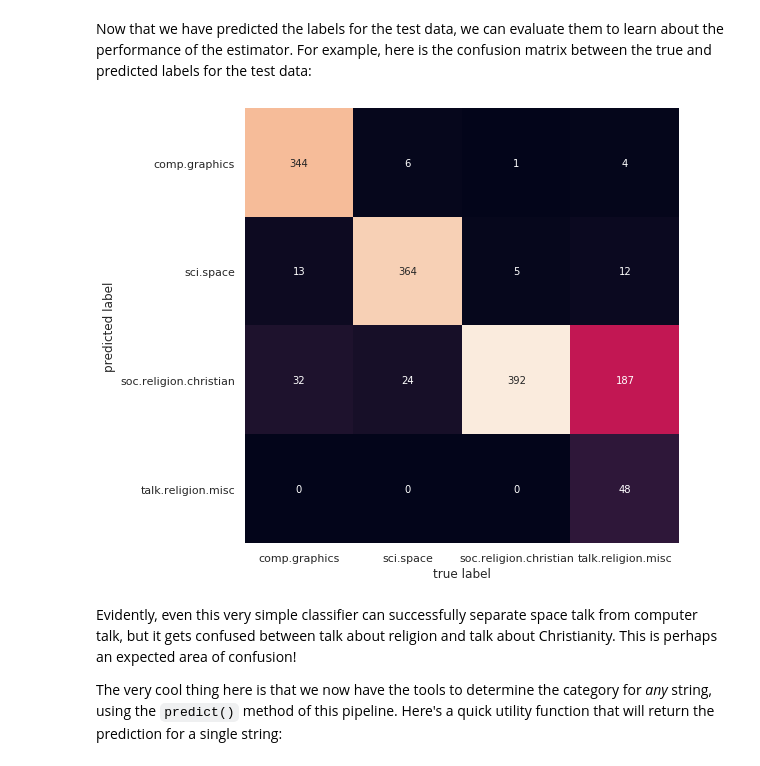
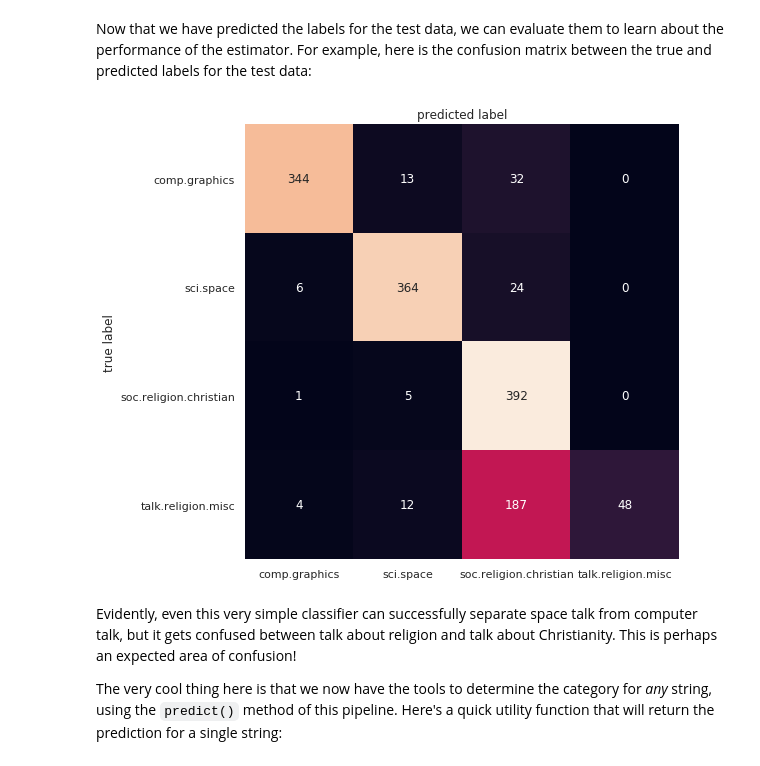
Before and after one commit to yongduek/PythonDataScienceHandbook, a Jupyter notebook: notebooks/05.05-Naive-Bayes.ipynb, the cells around one changed output. Drawn from its saved outputs; the diff is of its cells as text; code cells hidden in the pictures.

```diff
--- a/notebooks/05.05-Naive-Bayes.ipynb
+++ b/notebooks/05.05-Naive-Bayes.ipynb
@@ -304,16 +304,17 @@ For example, here is the confusion matrix between the true and predicted labels
 # %%
 from sklearn.metrics import confusion_matrix
 mat = confusion_matrix(test.target, labels)
-
+#print (mat)
+#
 plt.figure(figsize=(8,8))
-ax = sns.heatmap(mat.T, square=True, annot=True, fmt='d', cbar=False,
+ax = sns.heatmap(mat, square=True, annot=True, fmt='d', cbar=False,
             xticklabels=train.target_names, yticklabels=train.target_names)
 bottom, top = ax.get_ylim() # due to a bug in matplotlib 3.1.0 and 3.1.1, 3.1.2 will fix it.
 ax.set_ylim(bottom + 0.5, top - 0.5) # due to a bug in matplotlib 3.1.0 and 3.1.1
-plt.xlabel('true label')
-plt.ylabel('predicted label');
+plt.ylabel('true label')
+plt.title('predicted label');
 # %% [output]
-[figure, old version]
+[figure, new version]
 # %% [markdown]
 Evidently, even this very simple classifier can successfully separate space talk from computer talk, but it gets confused between talk about religion and talk about Christianity.
 This is perhaps an expected area of confusion!
```
Also changed, not shown: parts of 6 cells of this notebook, 15 other files.
